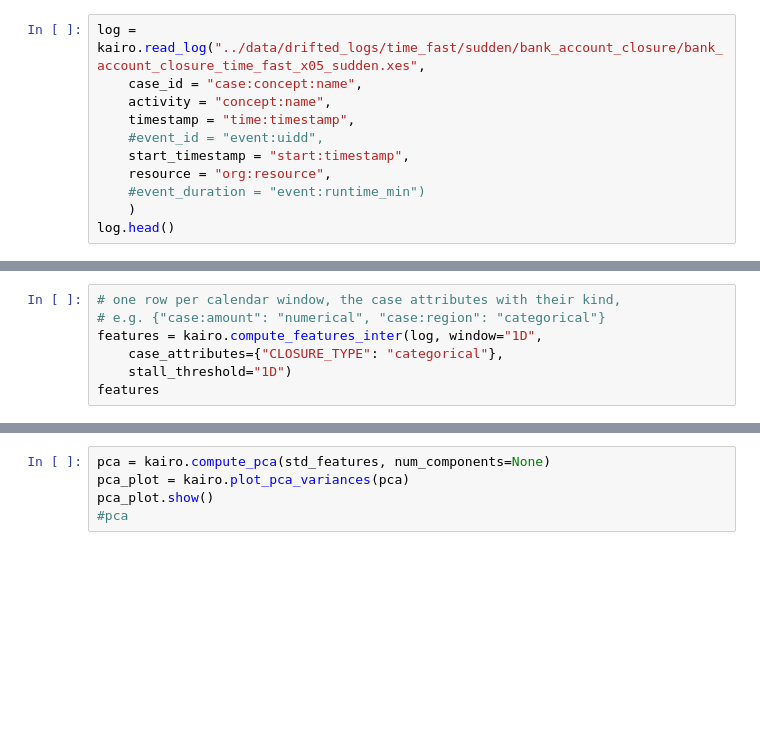
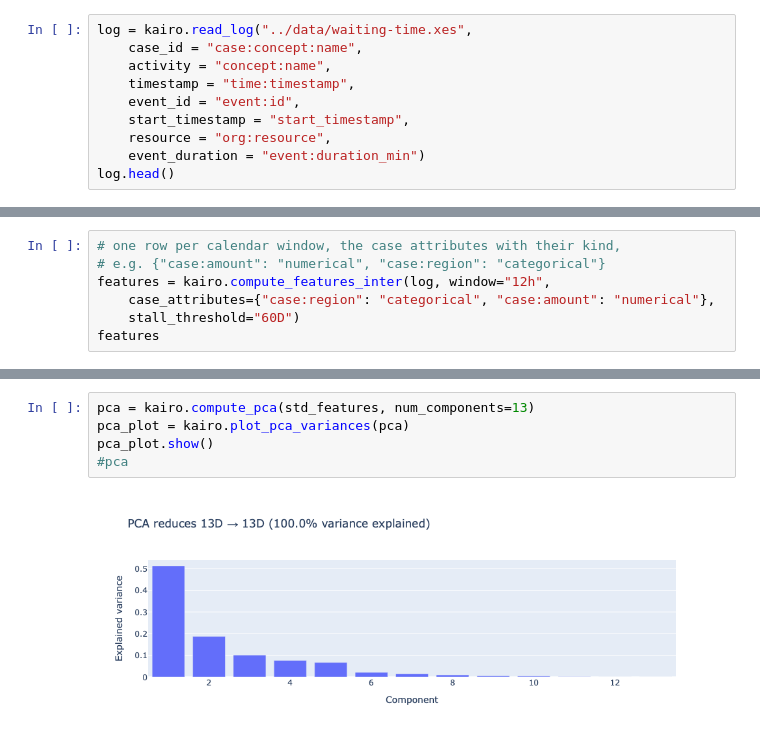
Before and after one commit to boraderen/thesis, a Jupyter notebook: notebooks/inter_som.ipynb, the cells around one changed output, grey strips where cells are left out. Cells and saved outputs as stored; diff of their text form; blank space fills up the shorter version.

```diff
--- a/notebooks/inter_som.ipynb
+++ b/notebooks/inter_som.ipynb
@@ -13,11 +15,10 @@ load_dotenv(Path("..") / ".env")
 # %%
-log = kairo.read_log("../data/drifted_logs/time_fast/sudden/bank_account_closure/bank_account_closure_time_fast_x05_sudden.xes",
+log = kairo.read_log("../data/waiting-time.xes",
     case_id = "case:concept:name",
     activity = "concept:name",
     timestamp = "time:timestamp",
-    #event_id = "event:uidd",
-    start_timestamp = "start:timestamp",
+    event_id = "event:id",
+    start_timestamp = "start_timestamp",
     resource = "org:resource",
-    #event_duration = "event:runtime_min")
-    )
+    event_duration = "event:duration_min")
 log.head()
@@ -30,7 +58,7 @@ activity_plot.show()
 # %%
 # one row per calendar window, the case attributes with their kind,
 # e.g. {"case:amount": "numerical", "case:region": "categorical"}
-features = kairo.compute_features_inter(log, window="1D",
-    case_attributes={"CLOSURE_TYPE": "categorical"},
-    stall_threshold="1D")
+features = kairo.compute_features_inter(log, window="12h",
+    case_attributes={"case:region": "categorical", "case:amount": "numerical"},
+    stall_threshold="60D")
 features
@@ -40,6 +96,8 @@ std_features
 # %%
-pca = kairo.compute_pca(std_features, num_components=None)
+pca = kairo.compute_pca(std_features, num_components=13)
 pca_plot = kairo.plot_pca_variances(pca)
 pca_plot.show()
 #pca
+# %% [output]
+[figure, added]
 # %%
```
Also changed, not shown: parts of 36 cells of this notebook, 6 other files.
